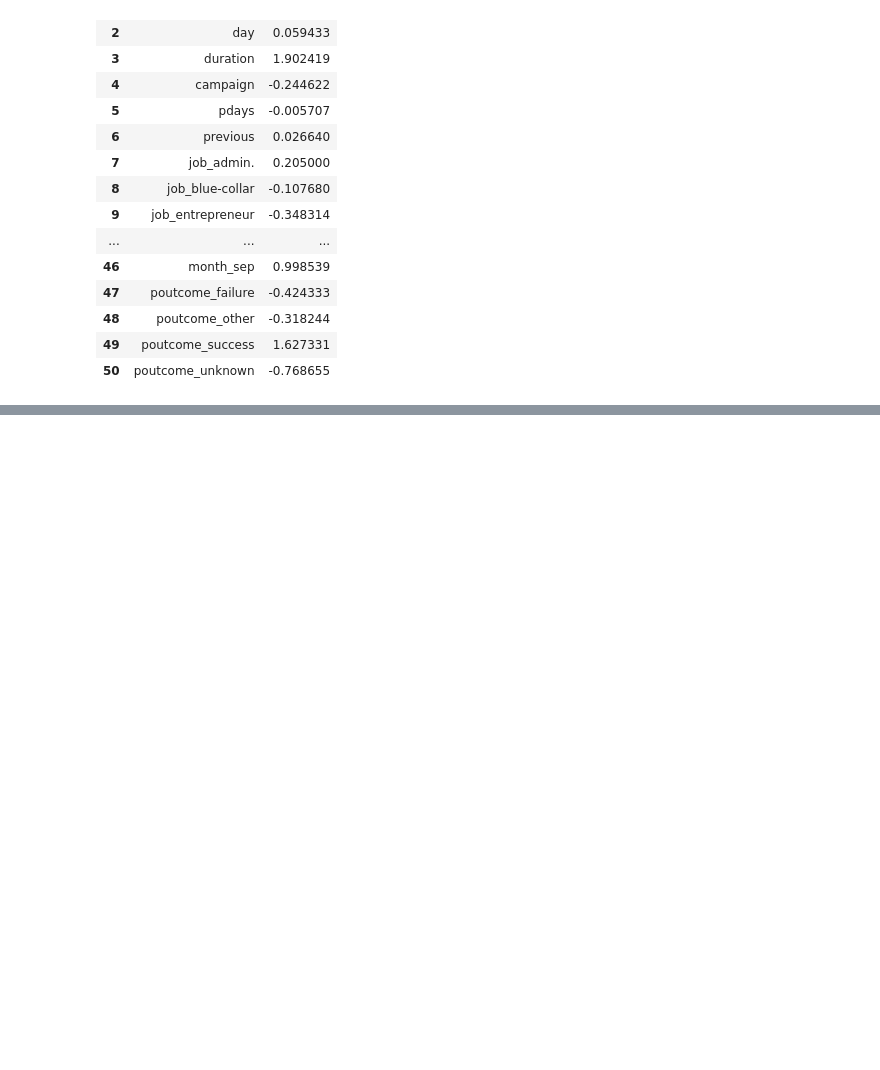
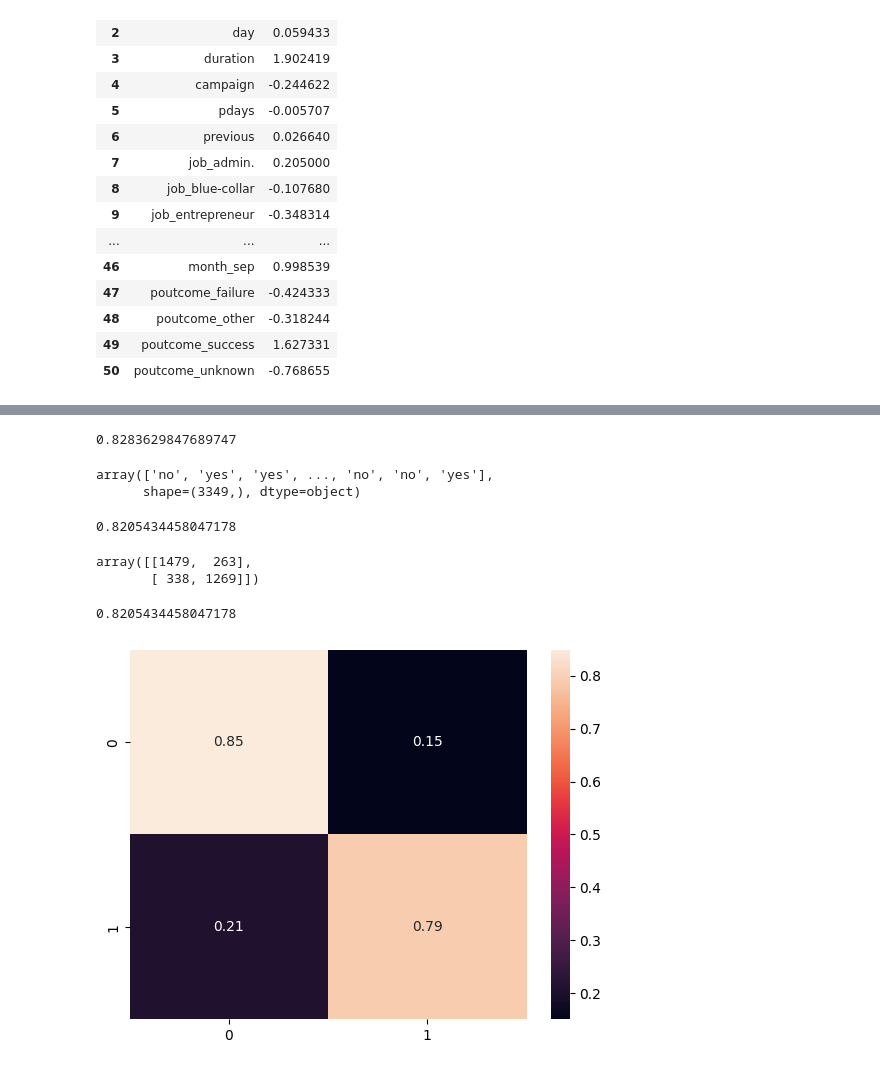
Before and after one commit to Nikesh5005/ML_PROJ, a Jupyter notebook: model_training.ipynb, the cells around one changed output, grey strips where cells are left out. Cells and saved outputs as stored; diff of their text form; code cells hidden in the pictures; blank space fills up the shorter version.

Commit message:
optimizing model

```diff
--- a/model_training.ipynb
+++ b/model_training.ipynb
@@ -64,0 +67,41 @@ sns.barplot(data=weight_df,x='weights',y='features')
+# %%
+from sklearn.metrics import accuracy_score
+train_acc=accuracy_score(y_train,train_pradiction)
+train_acc
+# %% [output]
+0.8283629847689747
+# %%
+pradiction=model.predict(X_test)
+pradiction
+# %% [output]
+array(['no', 'yes', 'yes', ..., 'no', 'no', 'yes'],
+      shape=(3349,), dtype=object)
+# %%
+from sklearn.metrics import accuracy_score
+
+accuracy=accuracy_score(y_test,pradiction)
+accuracy
+# %% [output]
+0.8205434458047178
+# %%
+from sklearn.metrics import confusion_matrix
+cm=confusion_matrix(y_test,pradiction)
+cm
+# %% [output]
+array([[1479,  263],
+       [ 338, 1269]])
+# %%
+def pradict_plot(target,x):
+    prad=model.predict(x)
+    f_accuracy=accuracy_score(target,prad)
+    print(f_accuracy)
+    confusion_mat=confusion_matrix(target,prad,normalize='true')
+    sns.heatmap(confusion_mat,annot=True)
+    #plt.xlabel('Prediction')
+    #plt.ylabel('Target')
+    plt.show()
+# %%
+pradict_plot(y_test,X_test)
+# %% [output]
+0.8205434458047178
+[figure, added]
```
Also changed, not shown: parts of 2 cells of this notebook.
